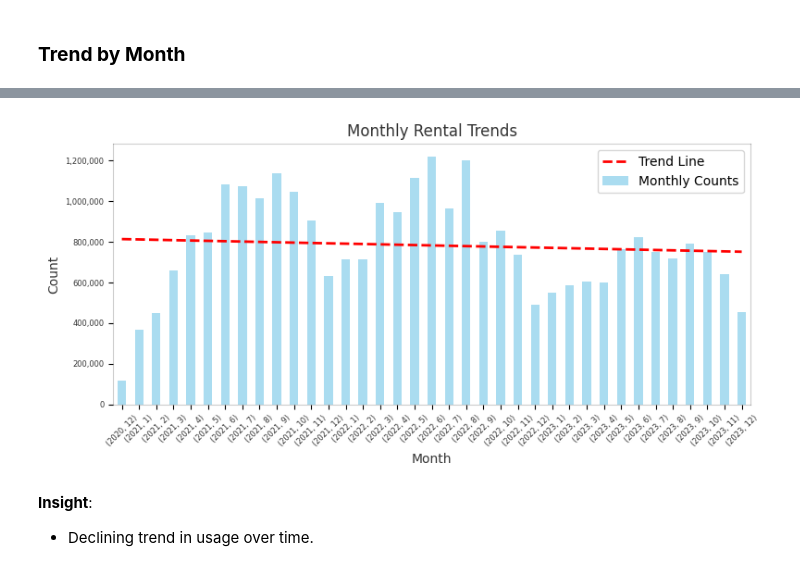
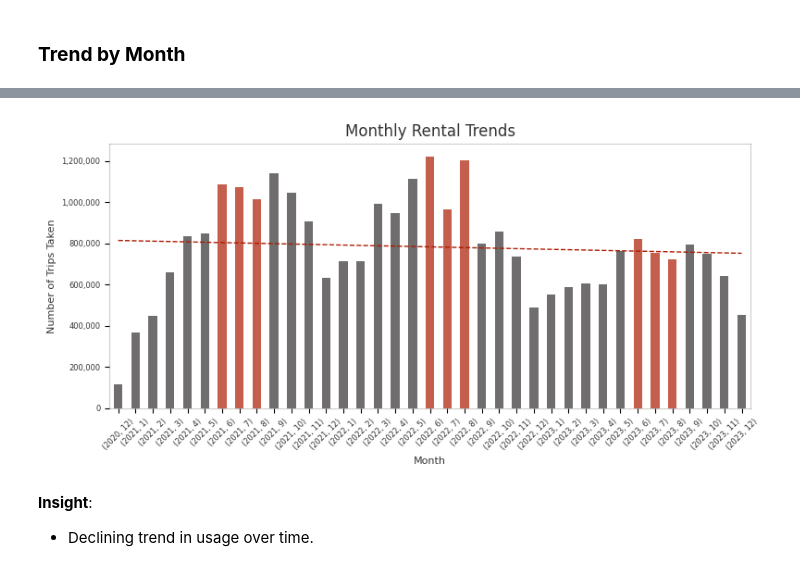
Before and after one commit to KarlMeierMattern/cycling-tfl, a Jupyter notebook: main.ipynb, the cells around one changed output, grey strips where cells are left out. Cells and saved outputs as stored; diff of their text form; code cells hidden in the pictures.

```diff
--- a/main.ipynb
+++ b/main.ipynb
@@ -474,0 +470,3 @@ df_combined.drop_duplicates(inplace=True)
+# %%
+# Add time of the day a bike was used
+df_combined['time_of_day'] = pd.to_datetime(df_combined['start_date']).dt.hour
@@ -474,0 +499,12 @@ df_combined.drop_duplicates(inplace=True)
+# %%
+def categorise_trip(duration):
+    if duration < 10:
+        return "quick_errand (<10mins)"
+    elif duration < 30:
+        return "commute (10-30mins)"
+    elif duration < 60:
+        return "leisure_ride (30-60mins)"
+    else:
+        return "long_trip (> 60mins)" # tourism?
+
+df_combined['trip_category'] = df_combined['duration'].apply(categorise_trip)
@@ -592,3 +780,0 @@ plt.show()
-# %%
-# Add time of the day a bike was used
-df_refined['time_of_day'] = pd.to_datetime(df_refined['start_date']).dt.hour
@@ -601,3 +780,0 @@ See the caveats in the documentation: https://pandas.pydata.org/pandas-docs/stab
-# %%
-# Add day of weeke bike was used
-df_refined['day_of_week'] = df_refined['start_date'].dt.day_name()
@@ -639,6 +844,9 @@ df_refined['start_date'].dt.date.value_counts().sort_index().plot(
 # %%
 # Group by year and month
 monthly_trend = df_refined.groupby([df_refined['start_date'].dt.year, df_refined['start_date'].dt.month]).size()
+
+highlight = {(2021,6),(2021,7),(2021,8),(2022,6),(2022,7), (2022,8), (2023,6), (2023,7), (2023,8) }  # Hours to highlight
+colors = ["#AD1B02" if x in highlight else "#322f2f" for x in monthly_trend.index]
 
 # Numeric index for plotting
 x = np.arange(len(monthly_trend))
@@ -648,39 +856,38 @@ y = monthly_trend.values
 trend = np.poly1d(np.polyfit(x, y, deg=1))
 
 # Create figure and axis
 fig, ax = plt.subplots(figsize=(8, 4))
 
 # Plot bar chart
-monthly_trend.plot(kind="bar", ax=ax, color="skyblue", alpha=0.7, label="Monthly Counts")
+monthly_trend.plot(kind="bar", ax=ax, alpha=0.7, color=colors)
 
 # Plot trend line
-ax.plot(x, trend(x), color="red", linestyle="--", linewidth=2, label="Trend Line")
+ax.plot(x, trend(x), color="#AD1B02", linestyle="--", linewidth=1, label="Trend Line")
 
 # Title and labels
 plt.title('Monthly Rental Trends', alpha=0.8)
-plt.xlabel('Month', alpha=0.8)
-plt.ylabel('Count', alpha=0.8)
 
 # Format y-axis with thousands separator
 ax.yaxis.set_major_formatter(mticker.FuncFormatter(lambda x, pos: f"{int(x):,}"))
 
 # X-axis formatting
 plt.xticks(rotation=45, alpha=0.8)
+plt.xlabel('Month', alpha=0.8, fontsize=8)
 plt.tick_params(axis='x', labelsize=6)
 
 # Y-axis formatting
 plt.yticks(alpha=0.8)
+plt.ylabel('Number of Trips Taken', alpha=0.8, fontsize=8)
 plt.tick_params(axis='y', labelsize=6)
 
 # Adjust spine visibility
 for spine in ax.spines.values():
     spine.set_alpha(0.2)
 
-plt.legend()
 plt.tight_layout()
 plt.show()
 # %% [output]
-[figure, old version]
+[figure, new version]
 # %% [markdown]
 **Insight**:
 - Declining trend in usage over time.
```
Also changed, not shown: parts of 71 cells of this notebook, 1 other file.
